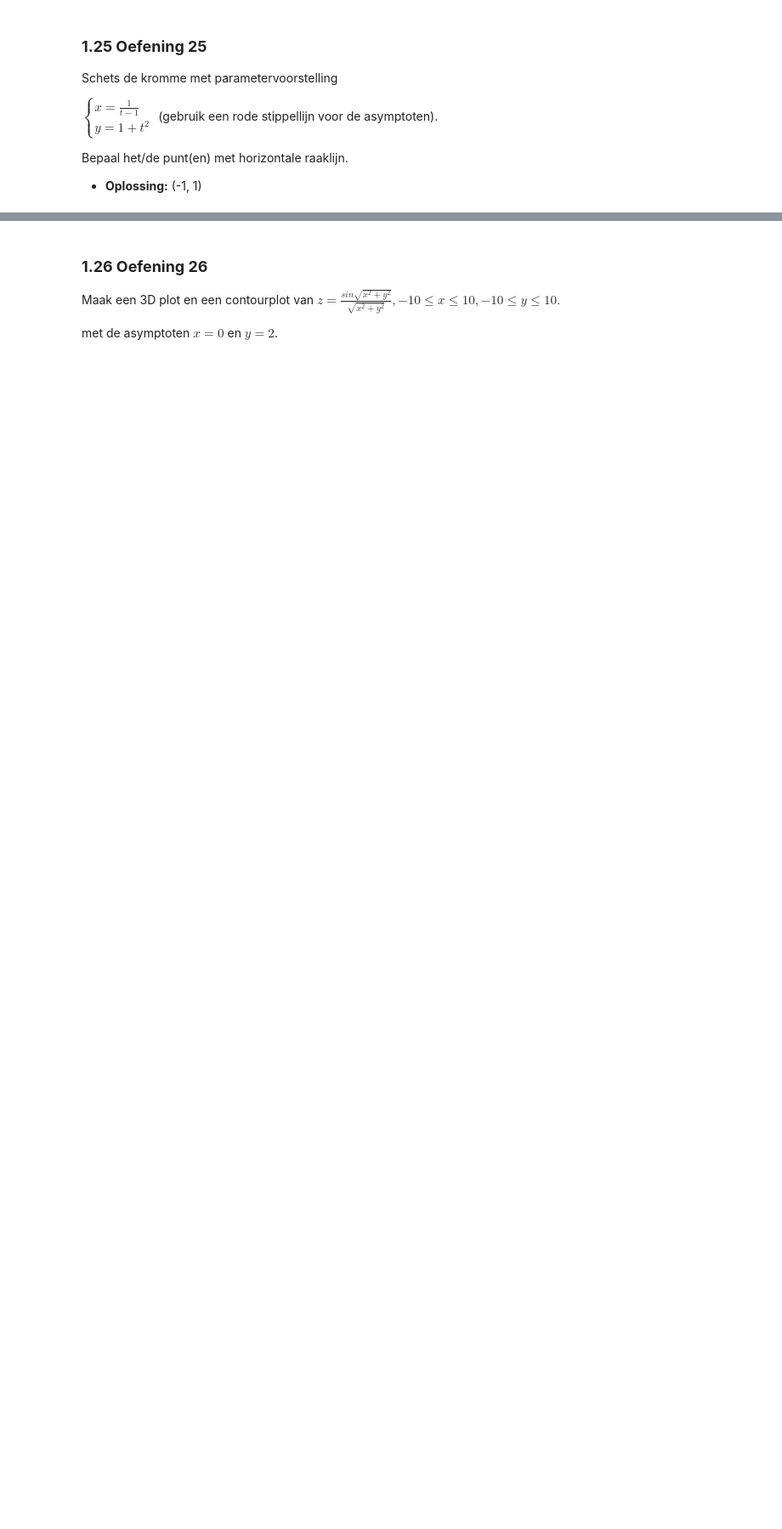
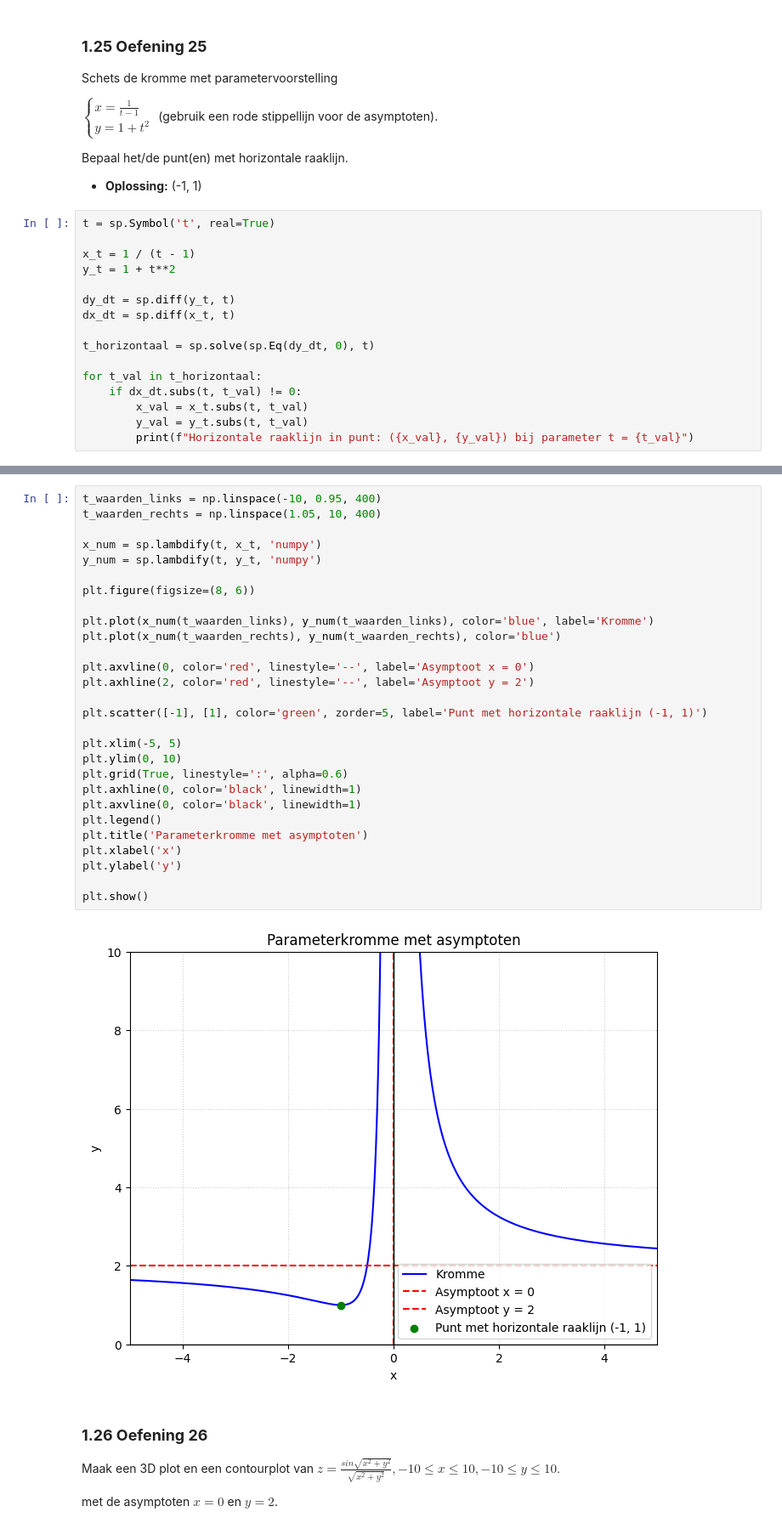
Before and after one commit to taliaXvdb/statistiekPython, a Jupyter notebook: alleOef.ipynb, the cells around one changed output, grey strips where cells are left out. Shown at 85% size. Saved outputs shown, nothing was run; the diff lists cells and outputs as text; blank space fills up the shorter version.

```diff
--- a/alleOef.ipynb
+++ b/alleOef.ipynb
@@ -120,3 +511,19 @@ $\begin{cases}x=\frac{1}{t-1}\\ y=1+t^{2}\end{cases}$
 
 Bepaal het/de punt(en) met horizontale raaklijn.
 * **Oplossing:** (-1, 1)
+# %%
+t = sp.Symbol('t', real=True)
+
+x_t = 1 / (t - 1)
+y_t = 1 + t**2
+
+dy_dt = sp.diff(y_t, t)
+dx_dt = sp.diff(x_t, t)
+
+t_horizontaal = sp.solve(sp.Eq(dy_dt, 0), t)
+
+for t_val in t_horizontaal:
+    if dx_dt.subs(t, t_val) != 0:
+        x_val = x_t.subs(t, t_val)
+        y_val = y_t.subs(t, t_val)
+        print(f"Horizontale raaklijn in punt: ({x_val}, {y_val}) bij parameter t = {t_val}")
@@ -123,3 +532,33 @@ Bepaal het/de punt(en) met horizontale raaklijn.
+# %%
+t_waarden_links = np.linspace(-10, 0.95, 400)
+t_waarden_rechts = np.linspace(1.05, 10, 400)
+
+x_num = sp.lambdify(t, x_t, 'numpy')
+y_num = sp.lambdify(t, y_t, 'numpy')
+
+plt.figure(figsize=(8, 6))
+
+plt.plot(x_num(t_waarden_links), y_num(t_waarden_links), color='blue', label='Kromme')
+plt.plot(x_num(t_waarden_rechts), y_num(t_waarden_rechts), color='blue')
+
+plt.axvline(0, color='red', linestyle='--', label='Asymptoot x = 0')
+plt.axhline(2, color='red', linestyle='--', label='Asymptoot y = 2')
+
+plt.scatter([-1], [1], color='green', zorder=5, label='Punt met horizontale raaklijn (-1, 1)')
+
+plt.xlim(-5, 5)
+plt.ylim(0, 10)
+plt.grid(True, linestyle=':', alpha=0.6)
+plt.axhline(0, color='black', linewidth=1)
+plt.axvline(0, color='black', linewidth=1)
+plt.legend()
+plt.title('Parameterkromme met asymptoten')
+plt.xlabel('x')
+plt.ylabel('y')
+
+plt.show()
+# %% [output]
+[figure, added]
 # %% [markdown]
 ### **1.26 Oefening 26**
 Maak een 3D plot en een contourplot van $z=\frac{sin\sqrt{x^{2}+y^{2}}}{\sqrt{x^{2}+y^{2}}},-10\le x\le10,-10\le y\le10.$
```
Also changed, not shown: parts of 38 cells of this notebook, 1 other file.
